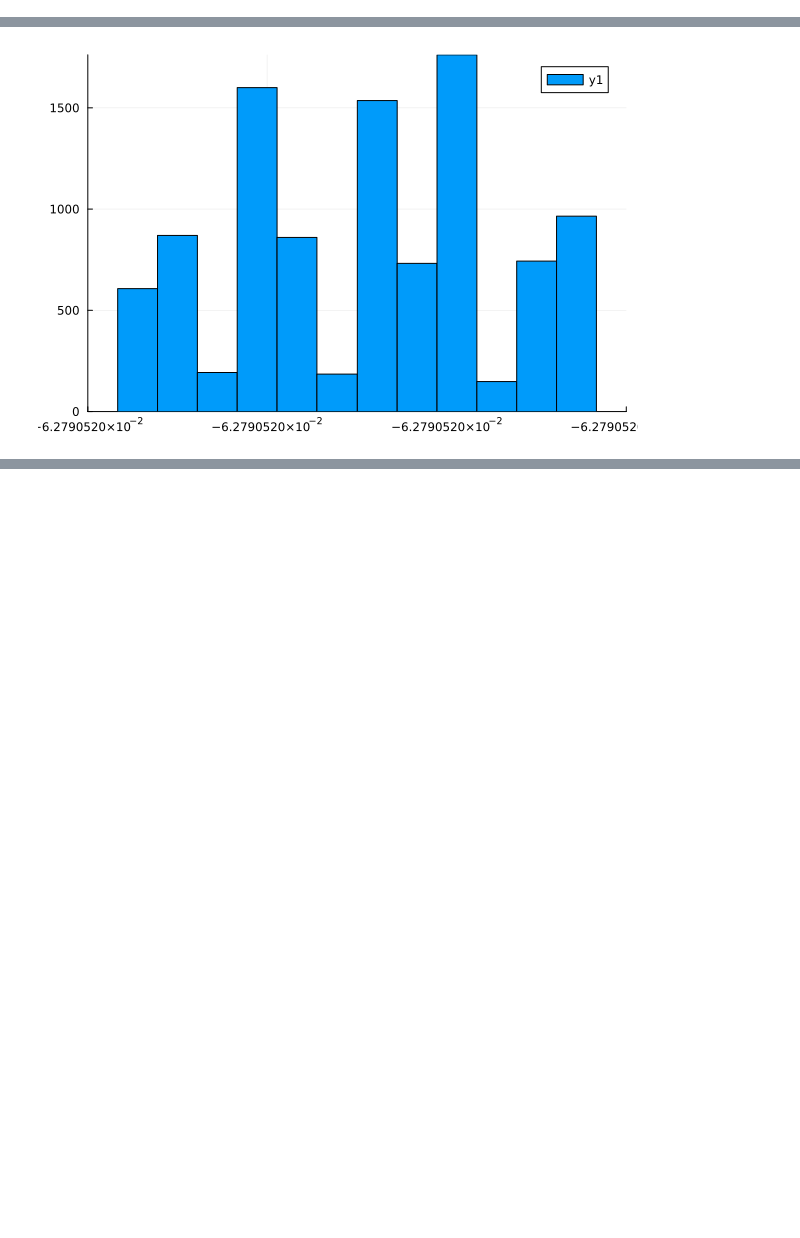
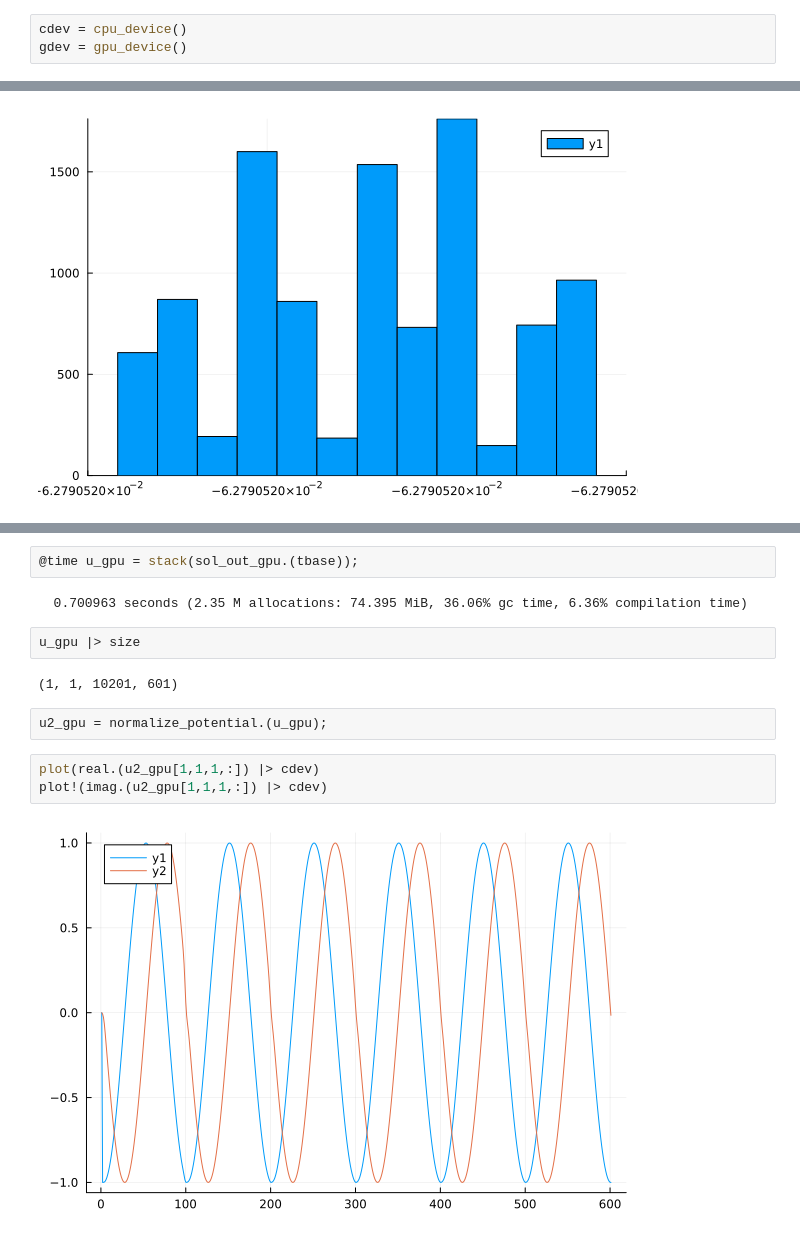
Before and after one commit to wilkieolin/PhasorNetworks.jl, a Jupyter notebook: demos/binding.ipynb, the cells around one changed output, grey strips where cells are left out. Drawn from its saved outputs; the diff is of its cells as text; blank space fills up the shorter version.

```diff
--- a/demos/binding.ipynb
+++ b/demos/binding.ipynb
@@ -7,0 +6,3 @@ using DifferentialEquations
+# %%
+cdev = cpu_device()
+gdev = gpu_device()
@@ -206,0 +162,15 @@ histogram(ang_err)
+# %%
+@time u_gpu = stack(sol_out_gpu.(tbase));
+# %% [output]
+  0.700963 seconds (2.35 M allocations: 74.395 MiB, 36.06% gc time, 6.36% compilation time)
+# %%
+u_gpu |> size
+# %% [output]
+(1, 1, 10201, 601)
+# %%
+u2_gpu = normalize_potential.(u_gpu);
+# %%
+plot(real.(u2_gpu[1,1,1,:]) |> cdev)
+plot!(imag.(u2_gpu[1,1,1,:]) |> cdev)
+# %% [output]
+[figure, added]
```
Also changed, not shown: parts of 27 cells of this notebook.
